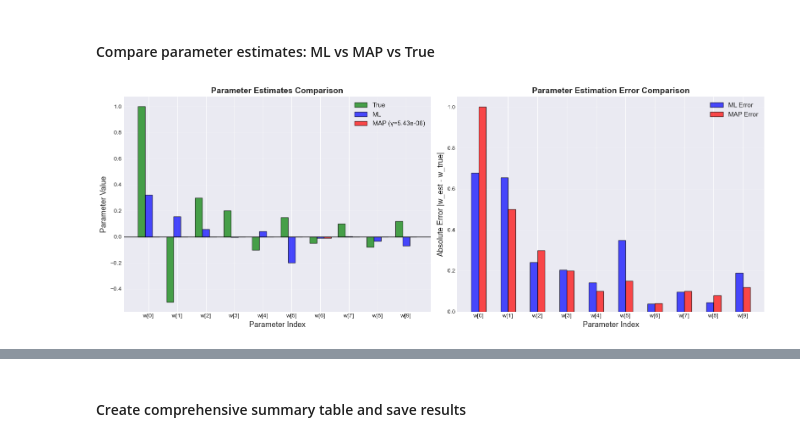
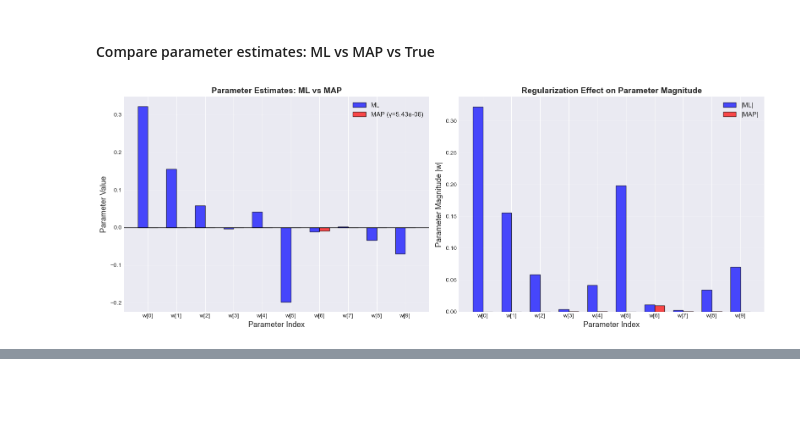
Before and after one commit to wang-dawei1/EECE5644, a Jupyter notebook: Assignment2/Question_2.ipynb, the cells around one changed output, grey strips where cells are left out. Drawn from its saved outputs; the diff is of its cells as text; code cells hidden in the pictures; blank space fills up the shorter version.

```diff
--- a/Assignment2/Question_2.ipynb
+++ b/Assignment2/Question_2.ipynb
@@ -164,17 +164,22 @@ def ml_estimator(X, y):
 #### Apply ML estimator to the training data
 # %%
 w_ml = ml_estimator(X_train, y_train)
+
 print("Maximum Likelihood Estimation Results:")
 print("="*70)
 print("\nEstimated parameters (w_ML):")
-for i, (w_est, w_t) in enumerate(zip(w_ml, w_true)):
-    print(f"  w[{i}]: {w_est:8.4f}  (true: {w_t:7.4f})  error: {abs(w_est - w_t):7.4f}")
+for i, w_est in enumerate(w_ml):
+    print(f"  w[{i}]: {w_est:10.4f}")
+
+# Compute performance
 Phi_train = compute_cubic_features(X_train)
 y_train_pred_ml = Phi_train @ w_ml
 train_mse_ml = np.mean((y_train - y_train_pred_ml)**2)
+
 Phi_validate = compute_cubic_features(X_validate)
 y_validate_pred_ml = Phi_validate @ w_ml
 validate_mse_ml = np.mean((y_validate - y_validate_pred_ml)**2)
+
 print(f"\nPerformance:")
 print(f"  Training MSE:   {train_mse_ml:.6f}")
 print(f"  Validation MSE: {validate_mse_ml:.6f}")
@@ -221,15 +226,18 @@ def map_estimator(X, y, gamma, sigma_sq=None):
 # %%
 gamma_test = 1.0
 w_map_test = map_estimator(X_train, y_train, gamma_test)
+
 print(f"MAP Estimation Test (γ = {gamma_test}):")
 print("="*70)
 print("\nEstimated parameters (w_MAP):")
-for i, (w_map, w_ml_val, w_t) in enumerate(zip(w_map_test, w_ml, w_true)):
-    print(f"  w[{i}]: {w_map:8.4f}  (ML: {w_ml_val:8.4f})  (true: {w_t:7.4f})")
+for i, (w_map, w_ml_val) in enumerate(zip(w_map_test, w_ml)):
+    print(f"  w[{i}]: {w_map:10.4f}  (ML: {w_ml_val:10.4f})")
+
 y_validate_pred_map = Phi_validate @ w_map_test
 validate_mse_map = np.mean((y_validate - y_validate_pred_map)**2)
-print(f"\nValidation MSE (MAP with γ={gamma_test}): {validate_mse_map:.6f}")
-print(f"Validation MSE (ML):                     {validate_mse_ml:.6f}")
+
+print(f"\nValidation MSE (MAP): {validate_mse_map:.6f}")
+print(f"Validation MSE (ML):  {validate_mse_ml:.6f}")
 print("="*70)
 # %% [output]
 MAP Estimation Test (γ = 1.0):
@@ -386,44 +394,50 @@ plt.show()
 #### Compare parameter estimates: ML vs MAP vs True
 # %%
 fig, axes = plt.subplots(1, 2, figsize=(16, 6))
+
+# Plot 1: Parameter values comparison (ML vs MAP only)
 ax1 = axes[0]
-x_pos = np.arange(len(w_true))
-width = 0.25
-ax1.bar(x_pos - width, w_true, width, label='True', color='green', alpha=0.7, edgecolor='black')
-ax1.bar(x_pos, w_ml, width, label='ML', color='blue', alpha=0.7, edgecolor='black')
-ax1.bar(x_pos + width, w_map_optimal, width, label=f'MAP (γ={gamma_optimal:.2e})',
+x_pos = np.arange(len(w_ml))
+width = 0.35
+
+ax1.bar(x_pos - width/2, w_ml, width, label='ML', color='blue', alpha=0.7, edgecolor='black')
+ax1.bar(x_pos + width/2, w_map_optimal, width, label=f'MAP (γ={gamma_optimal:.2e})',
        color='red', alpha=0.7, edgecolor='black')
+
 ax1.set_xlabel('Parameter Index', fontsize=13)
 ax1.set_ylabel('Parameter Value', fontsize=13)
-ax1.set_title('Parameter Estimates Comparison', fontsize=14, fontweight='bold')
+ax1.set_title('Parameter Estimates: ML vs MAP', fontsize=14, fontweight='bold')
 ax1.set_xticks(x_pos)
-ax1.set_xticklabels([f'w[{i}]' for i in range(len(w_true))])
+ax1.set_xticklabels([f'w[{i}]' for i in range(len(w_ml))])
 ax1.legend(fontsize=11)
 ax1.grid(True, alpha=0.3, axis='y')
 ax1.axhline(y=0, color='black', linewidth=1)
+
+# Plot 2: Parameter magnitudes (shows regularization effect)
 ax2 = axes[1]
-error_ml = np.abs(w_ml - w_true)
-error_map = np.abs(w_map_optimal - w_true)
-ax2.bar(x_pos - width/2, error_ml, width, label='ML Error', color='blue', alpha=0.7, edgecolor='black')
-ax2.bar(x_pos + width/2, error_map, width, label='MAP Error', color='red', alpha=0.7, edgecolor='black')
+ml_mag = np.abs(w_ml)
+map_mag = np.abs(w_map_optimal)
+
+ax2.bar(x_pos - width/2, ml_mag, width, label='|ML|', color='blue', alpha=0.7, edgecolor='black')
+ax2.bar(x_pos + width/2, map_mag, width, label='|MAP|', color='red', alpha=0.7, edgecolor='black')
+
 ax2.set_xlabel('Parameter Index', fontsize=13)
-ax2.set_ylabel('Absolute Error |w_est - w_true|', fontsize=13)
-ax2.set_title('Parameter Estimation Error Comparison', fontsize=14, fontweight='bold')
+ax2.set_ylabel('Parameter Magnitude |w|', fontsize=13)
+ax2.set_title('Regularization Effect on Parameter Magnitude', fontsize=14, fontweight='bold')
 ax2.set_xticks(x_pos)
-ax2.set_xticklabels([f'w[{i}]' for i in range(len(w_true))])
+ax2.set_xticklabels([f'w[{i}]' for i in range(len(w_ml))])
 ax2.legend(fontsize=11)
 ax2.grid(True, alpha=0.3, axis='y')
+
 plt.tight_layout()
+plt.savefig('q2_parameters_comparison.png', dpi=150, bbox_inches='tight')
 plt.show()
-print("\nParameter Comparison Summary:")
+
+print("\nParameter Statistics:")
 print("="*70)
-print(f"Mean Absolute Error (MAE):")
-print(f"  ML:  {np.mean(error_ml):.6f}")
-print(f"  MAP: {np.mean(error_map):.6f}")
-print(f"\nParameter Norm:")
-print(f"  True: {np.linalg.norm(w_true):.6f}")
-print(f"  ML:   {np.linalg.norm(w_ml):.6f}")
-print(f"  MAP:  {np.linalg.norm(w_map_optimal):.6f}")
+print(f"L2 Norm (ML):  {np.linalg.norm(w_ml):.6f}")
+print(f"L2 Norm (MAP): {np.linalg.norm(w_map_optimal):.6f}")
+print(f"Regularization reduced norm by: {((np.linalg.norm(w_ml) - np.linalg.norm(w_map_optimal))/np.linalg.norm(w_ml)*100):.2f}%")
 print("="*70)
 # %% [output]
-[figure, old version]
+[figure, new version]
@@ -440,3 +449 @@ Parameter Norm:
 ======================================================================
-# %% [markdown]
-#### Create comprehensive summary table and save results
```
Also changed, not shown: parts of 11 cells of this notebook, 4 other files.
